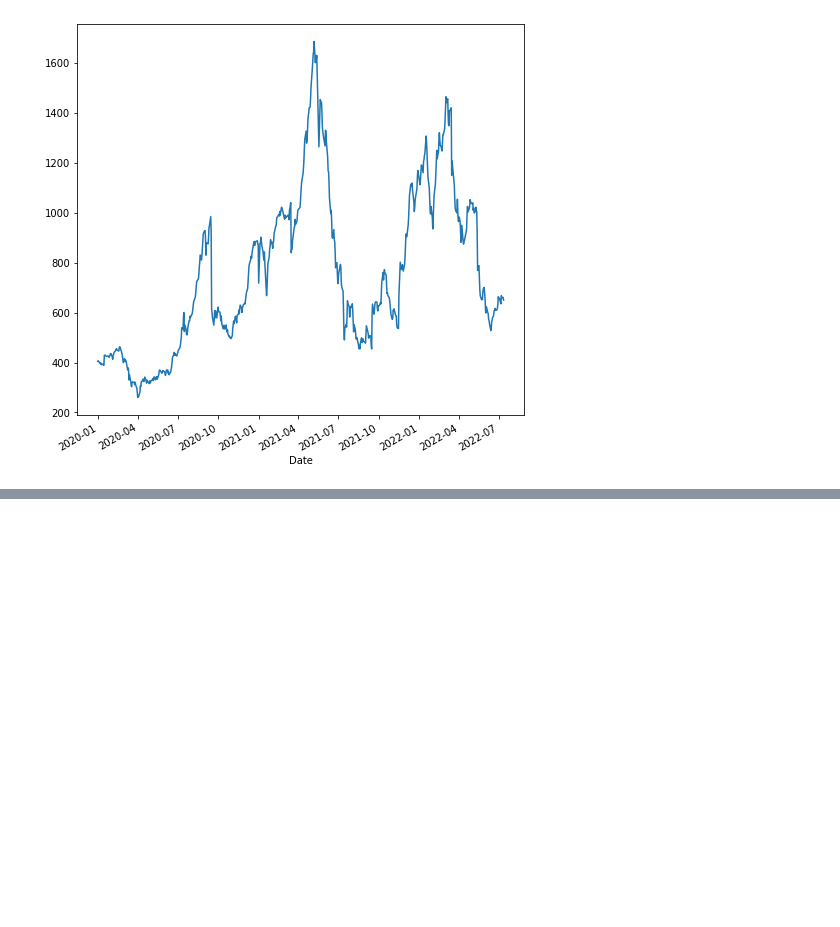
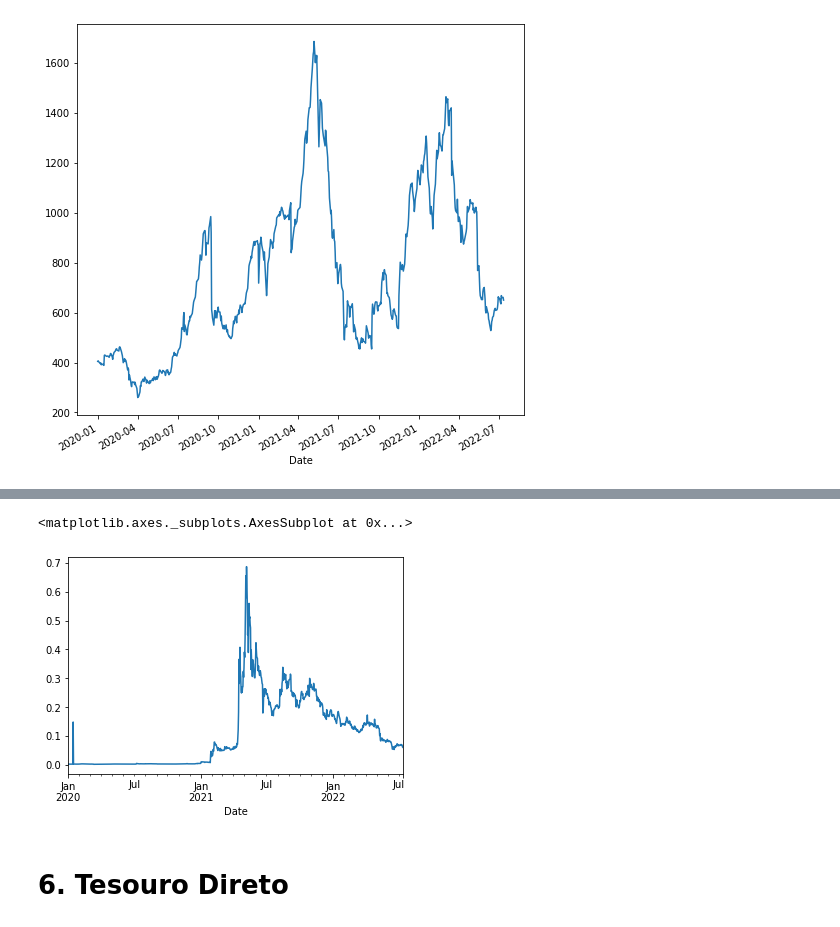
Before and after one commit to robertoricci/Analise-Financeira, a Jupyter notebook: Aula_Biblioteca_investpy.ipynb, the cells around one changed output, grey strips where cells are left out. Cells and saved outputs as stored; diff of their text form; code cells hidden in the pictures; blank space fills up the shorter version.

```diff
--- a/Aula_Biblioteca_investpy.ipynb
+++ b/Aula_Biblioteca_investpy.ipynb
@@ -228,0 +229,2 @@ lumber['Close'].plot(figsize= (8,8))
+# %%
+dogecoin = investpy.get_crypto_historical_data(crypto = 'dogecoin', from_date= '01/01/2020', to_date='12/07/2022')
@@ -228,0 +241,7 @@ lumber['Close'].plot(figsize= (8,8))
+# %%
+dogecoin['Close'].plot()
+# %% [output]
+<matplotlib.axes._subplots.AxesSubplot at 0x...>
+[figure, added]
+# %% [markdown]
+# 6. Tesouro Direto
```
Also changed, not shown: parts of 7 cells of this notebook.
